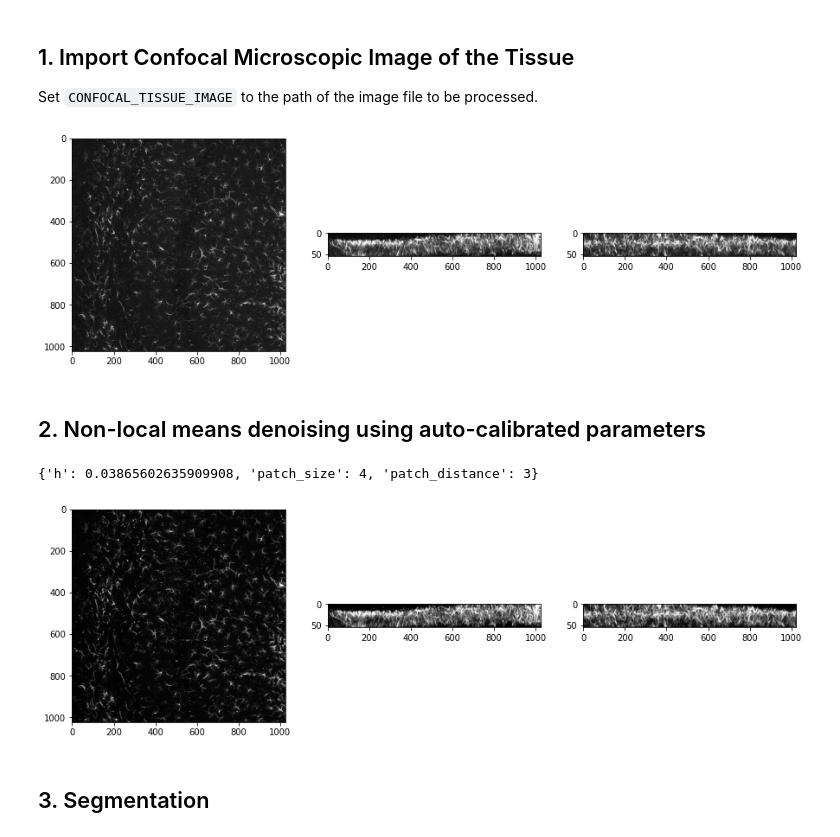
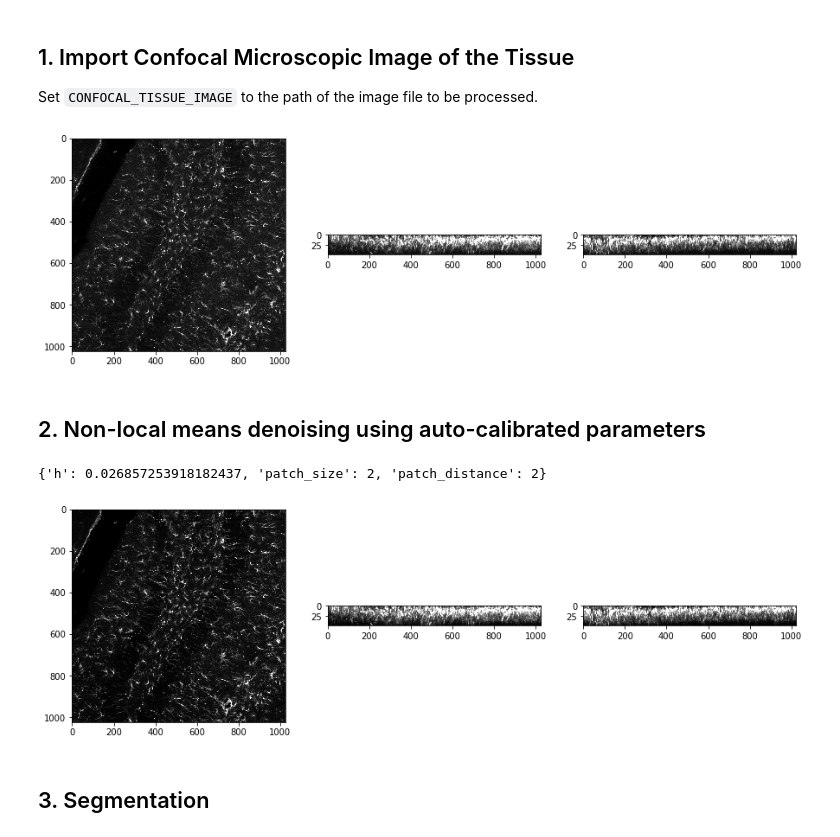
Before and after one commit to swanandlab/SMorph, a Jupyter notebook: autocrop.ipynb, the cells around one changed output. Cells and saved outputs as stored; diff of their text form; code cells hidden in the pictures.

```diff
--- a/autocrop.ipynb
+++ b/autocrop.ipynb
@@ -26,12 +26,12 @@ def view_3D(*args):  # Models a 3D image
 
 Set `CONFOCAL_TISSUE_IMAGE` to the path of the image file to be processed.
 # %%
-CONFOCAL_TISSUE_IMAGE = 'Datasets/autocrop/C1-M1_LEFT_CA1.tif'
+CONFOCAL_TISSUE_IMAGE = 'Datasets/SECTION 1/SECTION 1_M3_LEFT/M3_LEFT_HILUS.lsm'
 
 original = ac.import_confocal_image(CONFOCAL_TISSUE_IMAGE)
 ac.projectXYZ(original, .5, .5, 1)
 # %% [output]
-[figure, old version]
+[figure, new version]
 # %% [markdown]
 ## 2. Non-local means denoising using auto-calibrated parameters
 # %%
@@ -41,8 +41,8 @@ print(denoise_parameters)
 denoised = ac.denoise(original, denoise_parameters)
 ac.projectXYZ(denoised, .5, .5, 1)
 # %% [output]
-{'h': 0.03865602635909908, 'patch_size': 4, 'patch_distance': 3}
+{'h': 0.026857253918182437, 'patch_size': 2, 'patch_distance': 2}
-[figure, old version]
+[figure, new version]
 # %%
 view_3D({'data': original, 'colormap': 'gray', 'name': 'original'},
         {'data': denoised, 'colormap': 'inferno', 'name': 'denoised'})
```
Also changed, not shown: parts of 9 cells of this notebook, 3 other files.
